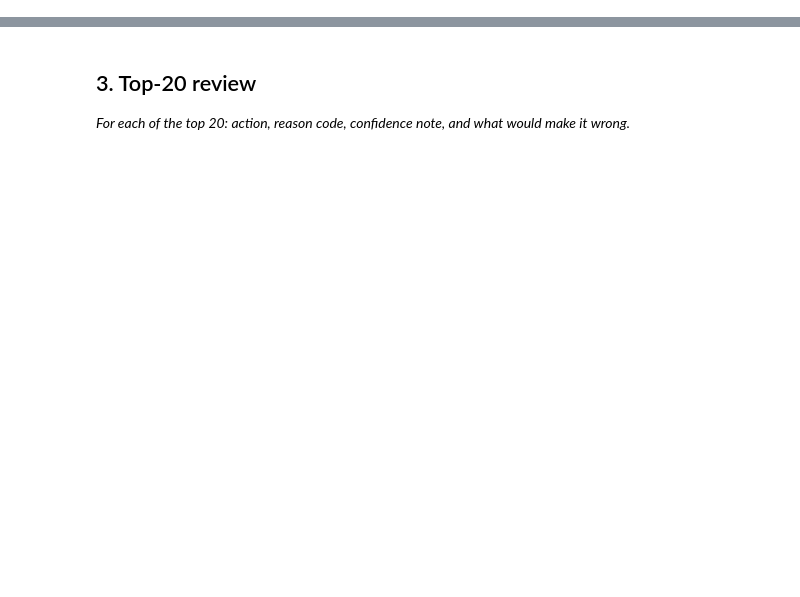
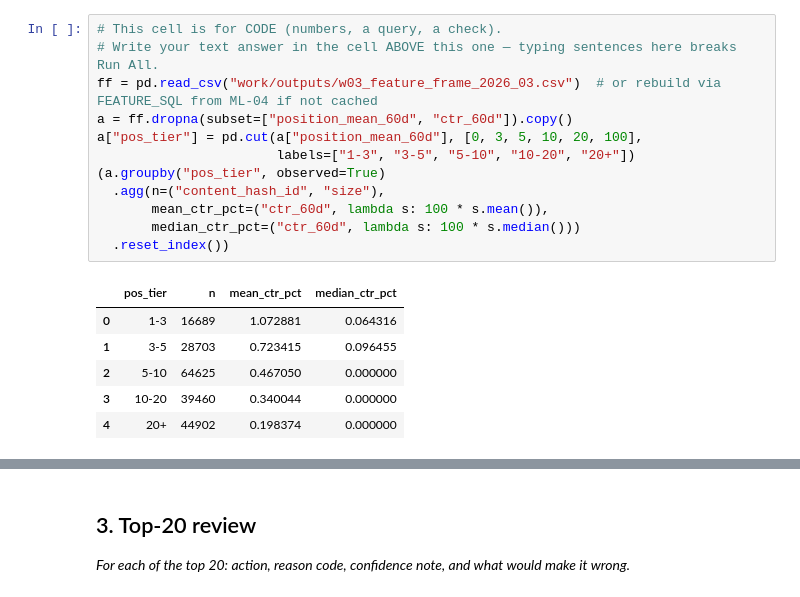
Before and after one commit to ArushRastogi47/10x.ai, a Jupyter notebook: work/notebooks/w04_baseline_score.ipynb, the cells around one changed output, grey strips where cells are left out. Drawn from its saved outputs; the diff is of its cells as text; blank space fills up the shorter version.

```diff
--- a/work/notebooks/w04_baseline_score.ipynb
+++ b/work/notebooks/w04_baseline_score.ipynb
@@ -22,0 +80,19 @@ This skeleton is yours to fill. Work the sections **in order** — each one has
+# %%
+# This cell is for CODE (numbers, a query, a check).
+# Write your text answer in the cell ABOVE this one — typing sentences here breaks Run All.
+ff = pd.read_csv("work/outputs/w03_feature_frame_2026_03.csv")  # or rebuild via FEATURE_SQL from ML-04 if not cached
+a = ff.dropna(subset=["position_mean_60d", "ctr_60d"]).copy()
+a["pos_tier"] = pd.cut(a["position_mean_60d"], [0, 3, 5, 10, 20, 100],
+                       labels=["1-3", "3-5", "5-10", "10-20", "20+"])
+(a.groupby("pos_tier", observed=True)
+  .agg(n=("content_hash_id", "size"),
+       mean_ctr_pct=("ctr_60d", lambda s: 100 * s.mean()),
+       median_ctr_pct=("ctr_60d", lambda s: 100 * s.median()))
+  .reset_index())
+# %% [output]
+|  | pos_tier | n | mean_ctr_pct | median_ctr_pct |
+| 0 | 1-3 | 16689 | 1.072881 | 0.064316 |
+| 1 | 3-5 | 28703 | 0.723415 | 0.096455 |
+| 2 | 5-10 | 64625 | 0.467050 | 0.000000 |
+| 3 | 10-20 | 39460 | 0.340044 | 0.000000 |
+| 4 | 20+ | 44902 | 0.198374 | 0.000000 |
```
Also changed, not shown: parts of 15 cells of this notebook.
